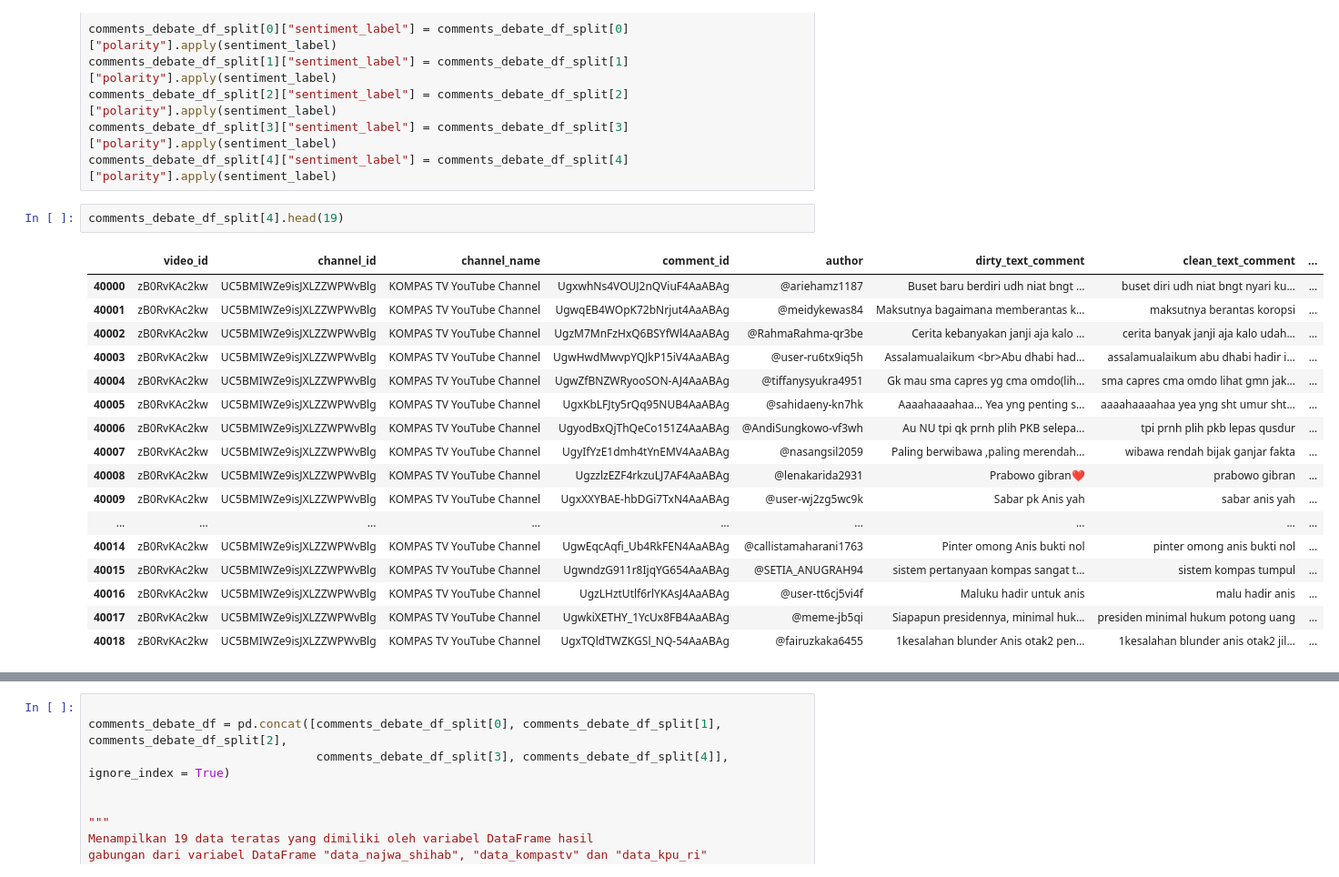
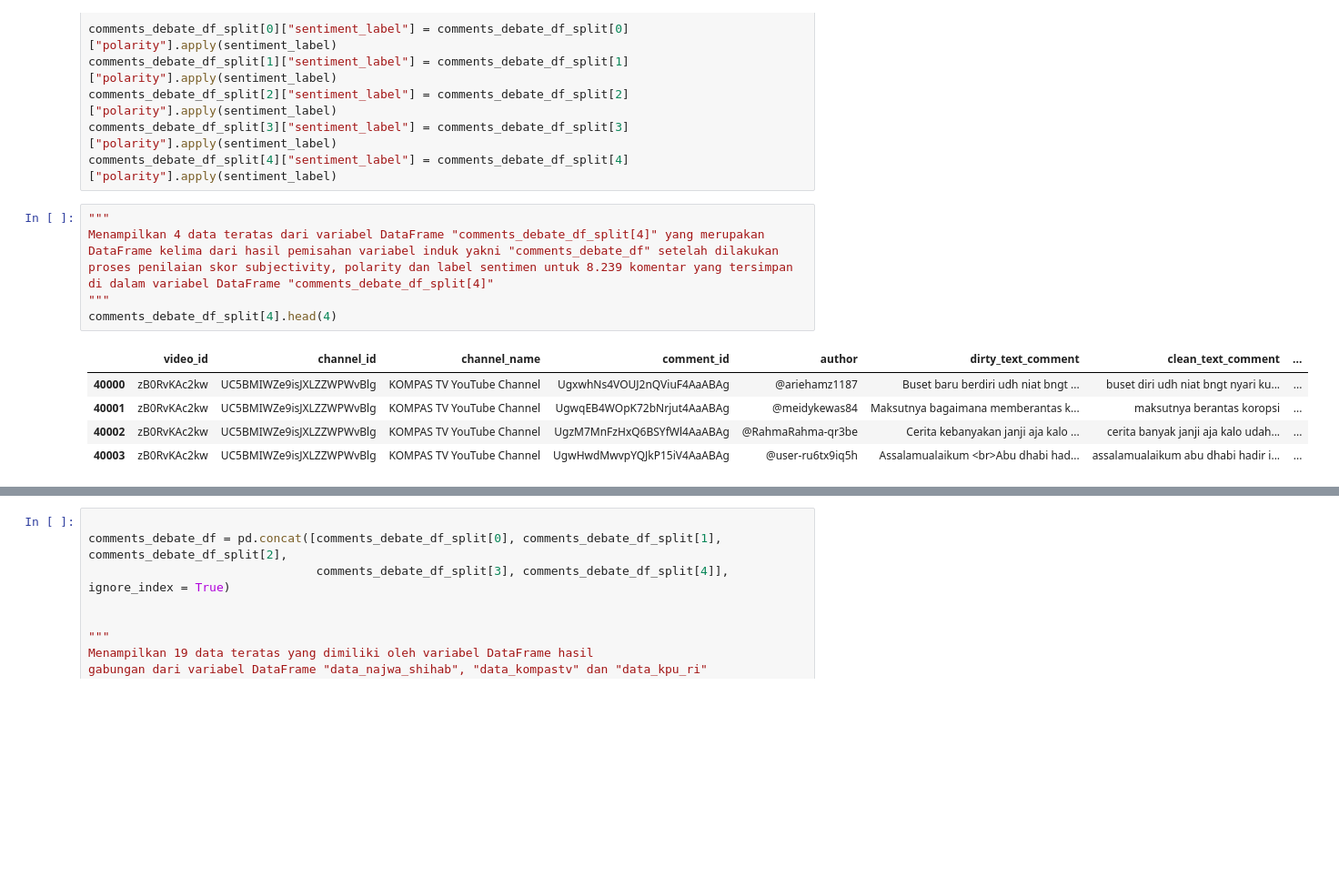
Before and after one commit to pramudianzaheka92/YouTubeVideoDataScraping-SentimentCommentAnalysis-DebateElection2024, a Jupyter notebook: Text Processing and Labelling based on Comments for Sentiment Analysis.ipynb, the cells around one changed output, grey strips where cells are left out. Shown at 91% size. Cells and saved outputs as stored; diff of their text form; blank space fills up the shorter version.

Commit message:
Completed for Create Subjectivity and Polarity Score. and Sentiment Label

```diff
--- a/Text Processing and Labelling based on Comments for Sentiment Analysis.ipynb
+++ b/Text Processing and Labelling based on Comments for Sentiment Analysis.ipynb
@@ -1314,22 +1342,16 @@ comments_debate_df_split[2]["sentiment_label"] = comments_debate_df_split[2]["po
 comments_debate_df_split[3]["sentiment_label"] = comments_debate_df_split[3]["polarity"].apply(sentiment_label)
 comments_debate_df_split[4]["sentiment_label"] = comments_debate_df_split[4]["polarity"].apply(sentiment_label)
 # %%
-comments_debate_df_split[4].head(19)
+"""
+Menampilkan 4 data teratas dari variabel DataFrame "comments_debate_df_split[4]" yang merupakan
+DataFrame kelima dari hasil pemisahan variabel induk yakni "comments_debate_df" setelah dilakukan
+proses penilaian skor subjectivity, polarity dan label sentimen untuk 8.239 komentar yang tersimpan
+di dalam variabel DataFrame "comments_debate_df_split[4]"
+"""
+comments_debate_df_split[4].head(4)
 # %% [output]
 |  | video_id | channel_id | channel_name | comment_id | author | dirty_text_comment | clean_text_comment | ... |
 | 40000 | zB0RvKAc2kw | UC5BMIWZe9isJXLZZWPWvBlg | KOMPAS TV YouTube Channel | UgxwhNs4VOUJ2nQViuF4AaABAg | @ariehamz1187 | Buset baru berdiri udh niat bngt ... | buset diri udh niat bngt nyari ku... | ... |
 | 40001 | zB0RvKAc2kw | UC5BMIWZe9isJXLZZWPWvBlg | KOMPAS TV YouTube Channel | UgwqEB4WOpK72bNrjut4AaABAg | @meidykewas84 | Maksutnya bagaimana memberantas k... | maksutnya berantas koropsi | ... |
 | 40002 | zB0RvKAc2kw | UC5BMIWZe9isJXLZZWPWvBlg | KOMPAS TV YouTube Channel | UgzM7MnFzHxQ6BSYfWl4AaABAg | @RahmaRahma-qr3be | Cerita kebanyakan janji aja kalo ... | cerita banyak janji aja kalo udah... | ... |
 | 40003 | zB0RvKAc2kw | UC5BMIWZe9isJXLZZWPWvBlg | KOMPAS TV YouTube Channel | UgwHwdMwvpYQJkP15iV4AaABAg | @user-ru6tx9iq5h | Assalamualaikum <br>Abu dhabi had... | assalamualaikum abu dhabi hadir i... | ... |
-| 40004 | zB0RvKAc2kw | UC5BMIWZe9isJXLZZWPWvBlg | KOMPAS TV YouTube Channel | UgwZfBNZWRyooSON-AJ4AaABAg | @tiffanysyukra4951 | Gk mau sma capres yg cma omdo(lih... | sma capres cma omdo lihat gmn jak... | ... |
-| 40005 | zB0RvKAc2kw | UC5BMIWZe9isJXLZZWPWvBlg | KOMPAS TV YouTube Channel | UgxKbLFJty5rQq95NUB4AaABAg | @sahidaeny-kn7hk | Aaaahaaaahaa... Yea yng penting s... | aaaahaaaahaa yea yng sht umur sht... | ... |
-| 40006 | zB0RvKAc2kw | UC5BMIWZe9isJXLZZWPWvBlg | KOMPAS TV YouTube Channel | UgyodBxQjThQeCo151Z4AaABAg | @AndiSungkowo-vf3wh | Au NU tpi qk prnh plih PKB selepa... | tpi prnh plih pkb lepas qusdur | ... |
-| 40007 | zB0RvKAc2kw | UC5BMIWZe9isJXLZZWPWvBlg | KOMPAS TV YouTube Channel | UgyIfYzE1dmh4tYnEMV4AaABAg | @nasangsil2059 | Paling berwibawa ,paling merendah... | wibawa rendah bijak ganjar fakta | ... |
-| 40008 | zB0RvKAc2kw | UC5BMIWZe9isJXLZZWPWvBlg | KOMPAS TV YouTube Channel | UgzzlzEZF4rkzuLJ7AF4AaABAg | @lenakarida2931 | Prabowo gibran❤ | prabowo gibran | ... |
-| 40009 | zB0RvKAc2kw | UC5BMIWZe9isJXLZZWPWvBlg | KOMPAS TV YouTube Channel | UgxXXYBAE-hbDGi7TxN4AaABAg | @user-wj2zg5wc9k | Sabar pk Anis yah | sabar anis yah | ... |
-| ... | ... | ... | ... | ... | ... | ... | ... | ... |
-| 40014 | zB0RvKAc2kw | UC5BMIWZe9isJXLZZWPWvBlg | KOMPAS TV YouTube Channel | UgwEqcAqfi_Ub4RkFEN4AaABAg | @callistamaharani1763 | Pinter omong Anis bukti nol | pinter omong anis bukti nol | ... |
-| 40015 | zB0RvKAc2kw | UC5BMIWZe9isJXLZZWPWvBlg | KOMPAS TV YouTube Channel | UgwndzG911r8IjqYG654AaABAg | @SETIA_ANUGRAH94 | sistem pertanyaan kompas sangat t... | sistem kompas tumpul | ... |
-| 40016 | zB0RvKAc2kw | UC5BMIWZe9isJXLZZWPWvBlg | KOMPAS TV YouTube Channel | UgzLHztUtlf6rlYKAsJ4AaABAg | @user-tt6cj5vi4f | Maluku hadir untuk anis | malu hadir anis | ... |
-| 40017 | zB0RvKAc2kw | UC5BMIWZe9isJXLZZWPWvBlg | KOMPAS TV YouTube Channel | UgwkiXETHY_1YcUx8FB4AaABAg | @meme-jb5qi | Siapapun presidennya, minimal huk... | presiden minimal hukum potong uang | ... |
-| 40018 | zB0RvKAc2kw | UC5BMIWZe9isJXLZZWPWvBlg | KOMPAS TV YouTube Channel | UgxTQldTWZKGSl_NQ-54AaABAg | @fairuzkaka6455 | 1kesalahan blunder Anis otak2 pen... | 1kesalahan blunder anis otak2 jil... | ... |
```
Also changed, not shown: parts of 3 cells of this notebook.
